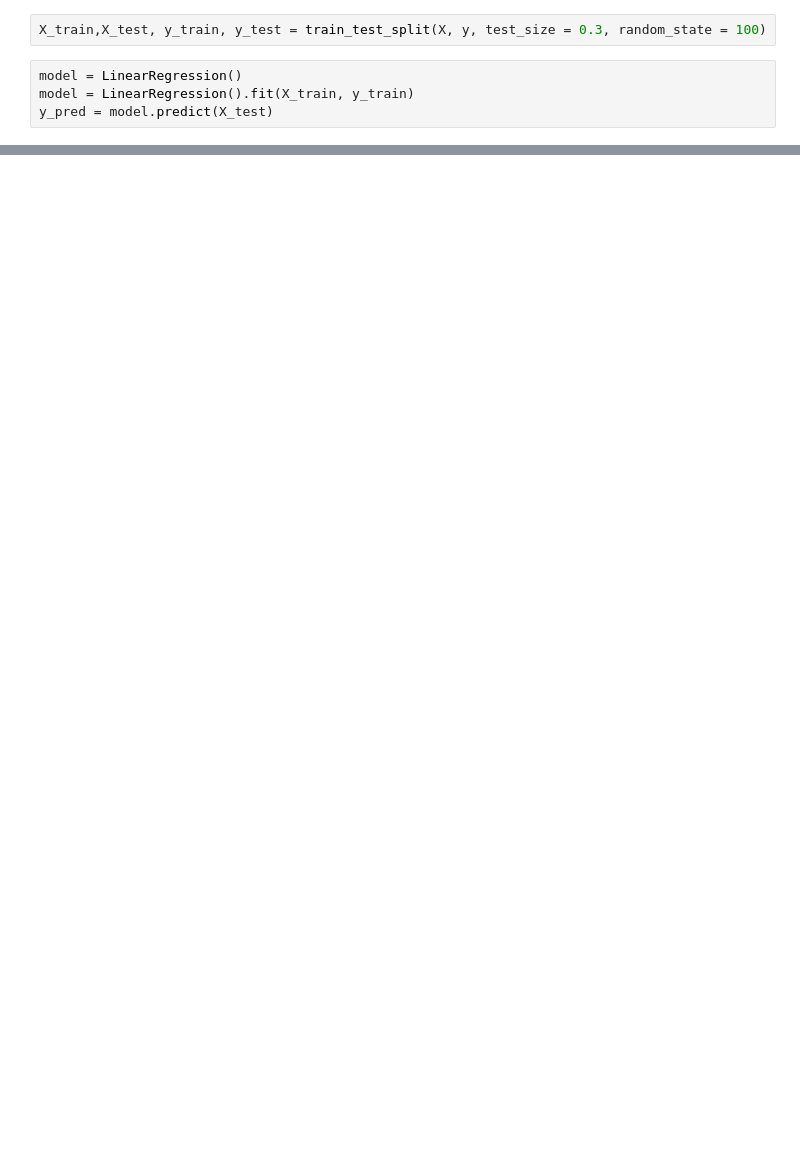
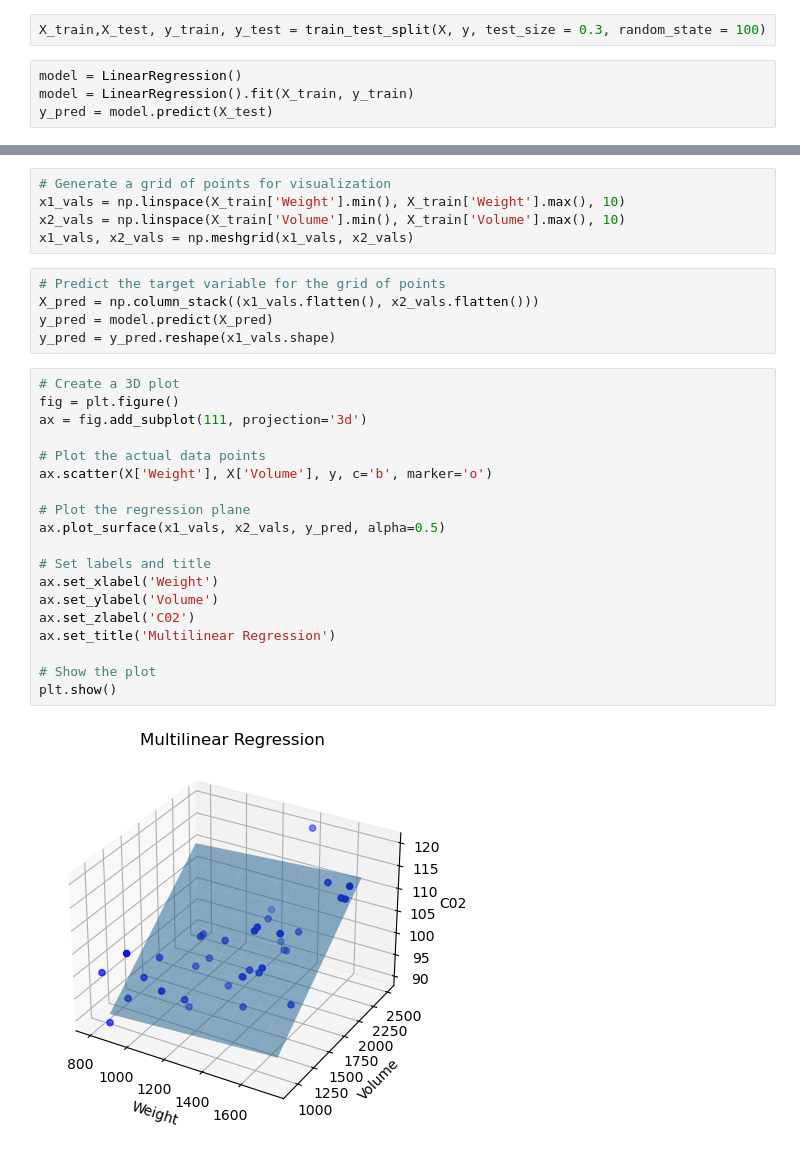
Before and after one commit to taherafirdose/100-days-of-Machine-Learning, a Jupyter notebook: Multiple Linear Regression/Multiple Linear Regression.ipynb, the cells around one changed output, grey strips where cells are left out. Saved outputs shown, nothing was run; the diff lists cells and outputs as text; blank space fills up the shorter version.

```diff
--- a/Multiple Linear Regression/Multiple Linear Regression.ipynb
+++ b/Multiple Linear Regression/Multiple Linear Regression.ipynb
@@ -148,0 +118,31 @@ plt.show()
+# %%
+# Generate a grid of points for visualization
+x1_vals = np.linspace(X_train['Weight'].min(), X_train['Weight'].max(), 10)
+x2_vals = np.linspace(X_train['Volume'].min(), X_train['Volume'].max(), 10)
+x1_vals, x2_vals = np.meshgrid(x1_vals, x2_vals)
+# %%
+# Predict the target variable for the grid of points
+X_pred = np.column_stack((x1_vals.flatten(), x2_vals.flatten()))
+y_pred = model.predict(X_pred)
+y_pred = y_pred.reshape(x1_vals.shape)
+# %%
+# Create a 3D plot
+fig = plt.figure()
+ax = fig.add_subplot(111, projection='3d')
+
+# Plot the actual data points
+ax.scatter(X['Weight'], X['Volume'], y, c='b', marker='o')
+
+# Plot the regression plane
+ax.plot_surface(x1_vals, x2_vals, y_pred, alpha=0.5)
+
+# Set labels and title
+ax.set_xlabel('Weight')
+ax.set_ylabel('Volume')
+ax.set_zlabel('C02')
+ax.set_title('Multilinear Regression')
+
+# Show the plot
+plt.show()
+# %% [output]
+[figure, added]
```
Also changed, not shown: parts of 11 cells of this notebook, 5 other files.
